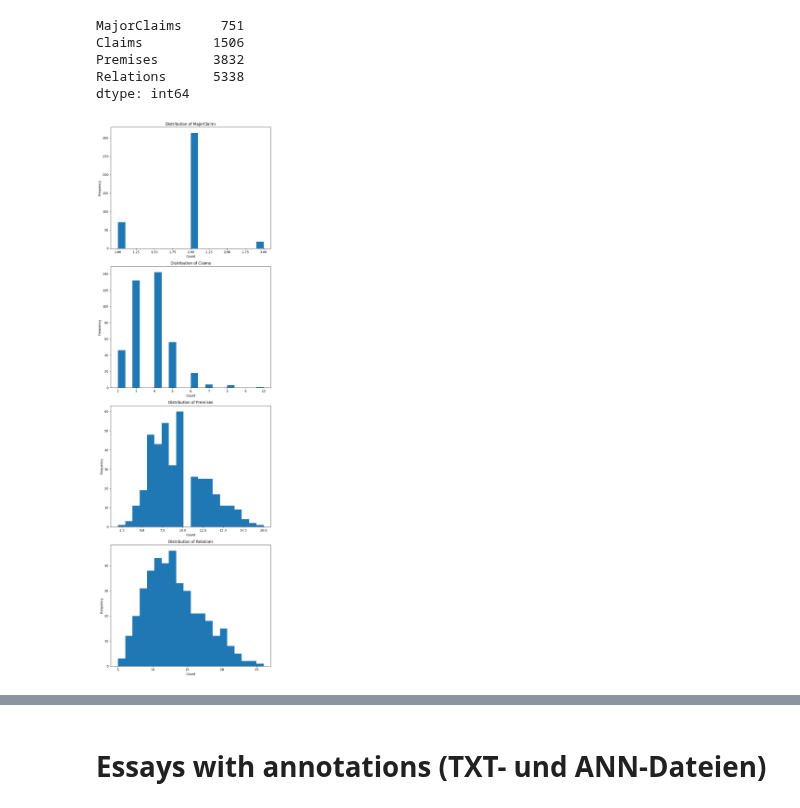
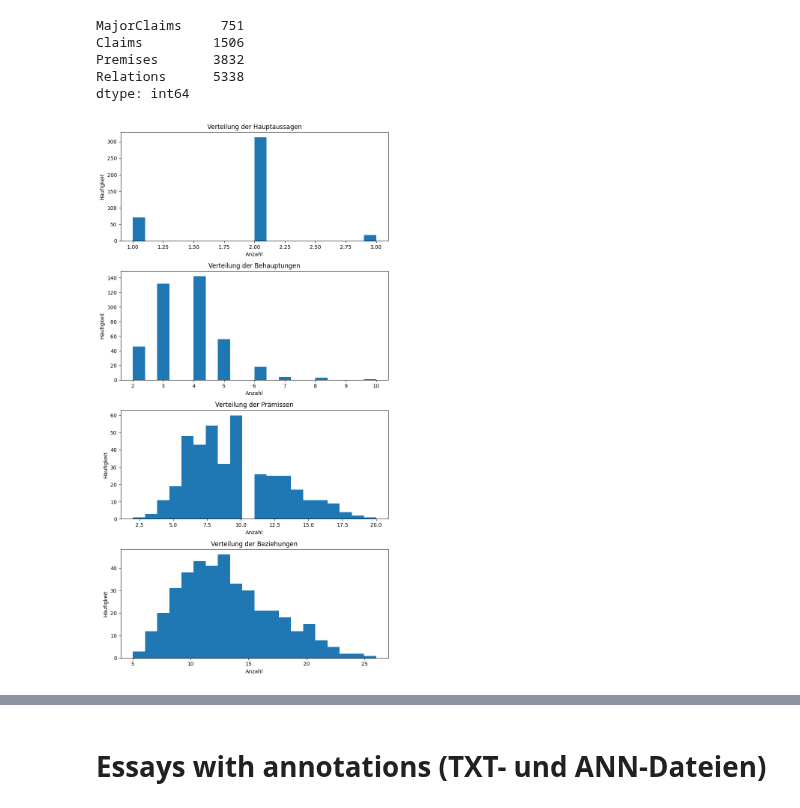
Before and after one commit to BF-DS/argument-mining, a Jupyter notebook: 1.EDA.ipynb, the cells around one changed output, grey strips where cells are left out. Cells and saved outputs as stored; diff of their text form; code cells hidden in the pictures.

```diff
--- a/1.EDA.ipynb
+++ b/1.EDA.ipynb
@@ -305,5 +225,6 @@ def count_entities(files_list):
 # %%
-count_df = count_entities(files_directory_ann)
+# Anzahl MajorClaims, Claims, Premissen und Beziehungen zählen
+count_df = count_entities(files_directory_ann, model_id)
 
 # sort the files by the number of entities
 count_df = count_df.sort_values(by=['Total'], ascending=False)
@@ -344,48 +265,34 @@ Premises       3832
 Relations      5338
 dtype: int64
 # %%
-# distribution of the number of entities in the text files
-fig, axs = plt.subplots(4, 1, figsize=(8, 25))
+# Verteilung der Anzahl der Entitäten in den Textdateien
+fig, axs = plt.subplots(4, 1, figsize=(8, 15))
 
-# MajorClaims count distribution
+# Verteilung der MajorClaims
 axs[0].hist(count_df['MajorClaims'], bins=20)
-axs[0].set_title('Distribution of MajorClaims')
-axs[0].set_xlabel('Count')
-axs[0].set_ylabel('Frequency')
+axs[0].set_title('Verteilung der Hauptaussagen')
+axs[0].set_xlabel('Anzahl')
+axs[0].set_ylabel('Häufigkeit')
 
-# Claims count distribution
+# Verteilung der Claims
 axs[1].hist(count_df['Claims'], bins=20)
-axs[1].set_title('Distribution of Claims')
-axs[1].set_xlabel('Count')
-axs[1].set_ylabel('Frequency')
+axs[1].set_title('Verteilung der Behauptungen')
+axs[1].set_xlabel('Anzahl')
+axs[1].set_ylabel('Häufigkeit')
 
-# Premises count distribution
+# Verteilung der Premises
 axs[2].hist(count_df['Premises'], bins=20)
-axs[2].set_title('Distribution of Premises')
-axs[2].set_xlabel('Count')
-axs[2].set_ylabel('Frequency')
+axs[2].set_title('Verteilung der Prämissen')
+axs[2].set_xlabel('Anzahl')
+axs[2].set_ylabel('Häufigkeit')
 
-# Relations count distribution
+# Verteilung der Relations
 axs[3].hist(count_df['Relations'], bins=20)
-axs[3].set_title('Distribution of Relations')
-axs[3].set_xlabel('Count')
-axs[3].set_ylabel('Frequency')
+axs[3].set_title('Verteilung der Beziehungen')
+axs[3].set_xlabel('Anzahl')
+axs[3].set_ylabel('Häufigkeit')
 
 plt.tight_layout()
 plt.show()
-
-# # distribution of the total number of entities in the text files
-# plt.hist(count_df['Total'], bins=20)
-# plt.title('Distribution of the total number of entities in the text files')
-# plt.xlabel('Count')
-# plt.ylabel('Frequency')
-# plt.show()
-
-# # distribution of the token count in the text files
-# plt.hist(count_df['TokenCount'], bins=30)
-# plt.title('Distribution of the token count in the text files')
-# plt.xlabel('Count')
-# plt.ylabel('Frequency')
-# plt.show()
 # %% [output]
-[figure, old version]
+[figure, new version]
```
Also changed, not shown: parts of 21 cells of this notebook, 3 other files.
